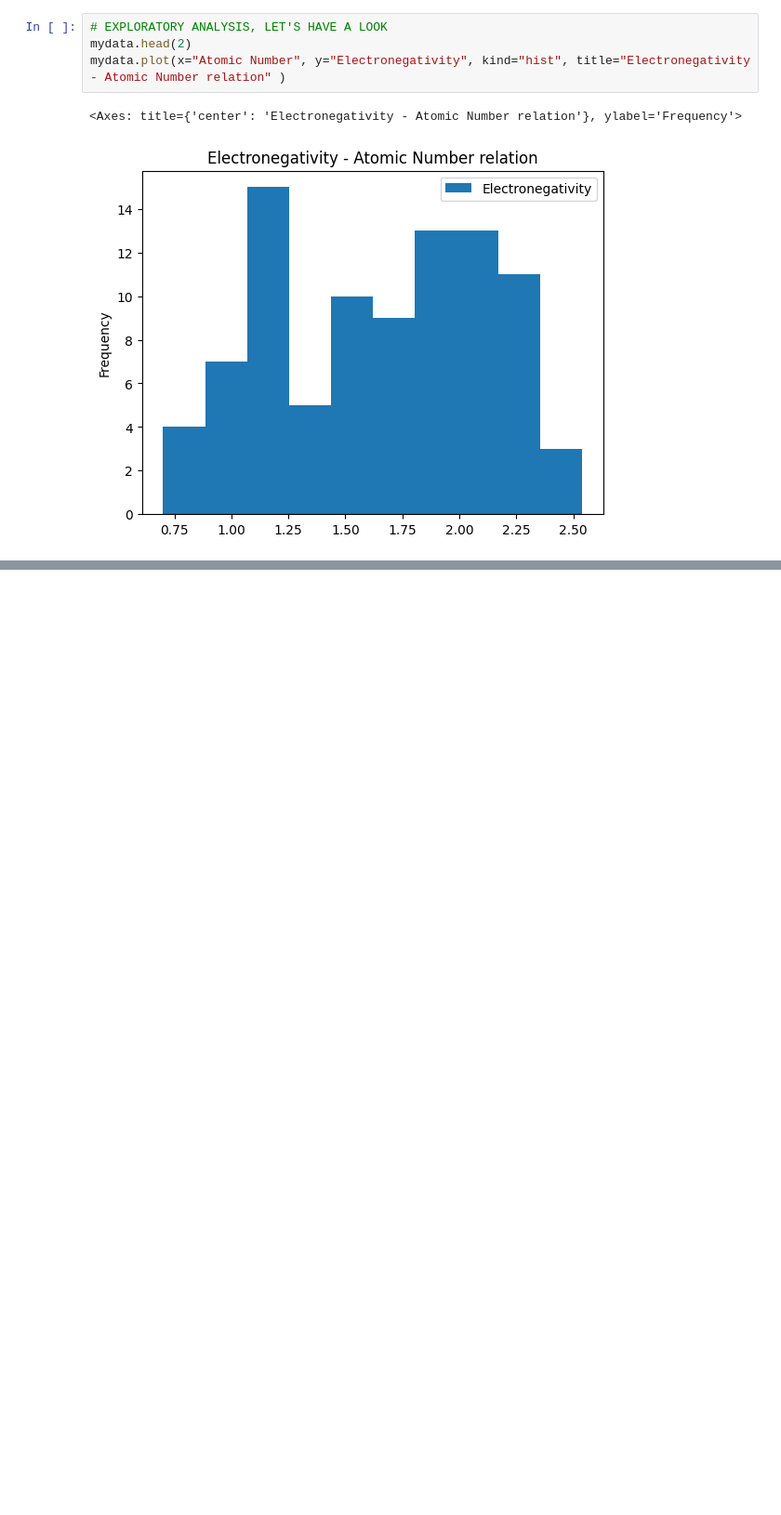
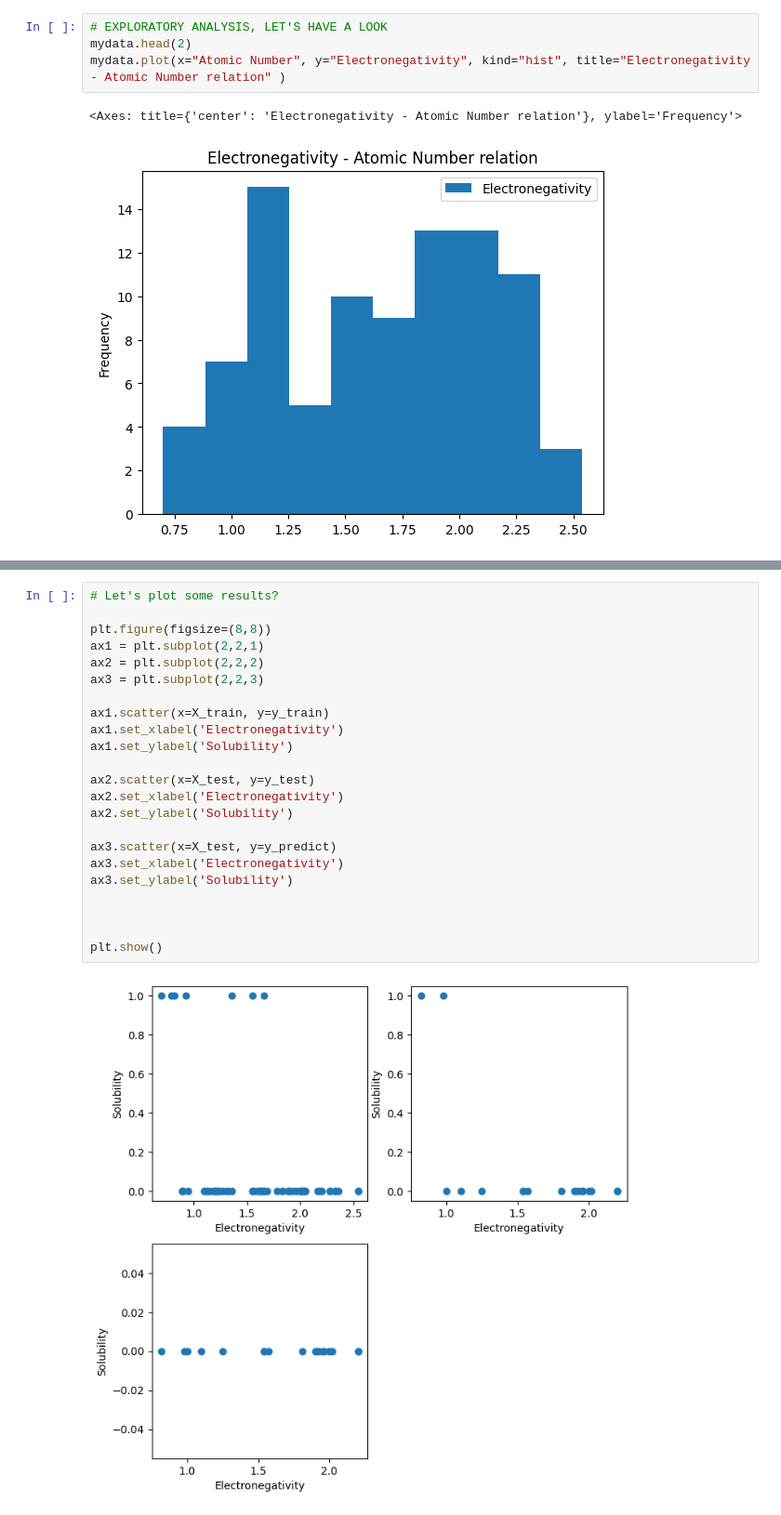
Before and after one commit to Marios9MF/MetalOxideSolubility, a Jupyter notebook: notebook_analysis.ipynb, the cells around one changed output, grey strips where cells are left out. Shown at 93% size. Saved outputs shown, nothing was run; the diff lists cells and outputs as text; blank space fills up the shorter version.

Commit message:
Plotting started

```diff
--- a/notebook_analysis.ipynb
+++ b/notebook_analysis.ipynb
@@ -99,0 +103,25 @@ weighted avg       0.69      0.83      0.76        18
+# %%
+# Let's plot some results?
+
+plt.figure(figsize=(8,8))
+ax1 = plt.subplot(2,2,1)
+ax2 = plt.subplot(2,2,2)
+ax3 = plt.subplot(2,2,3)
+
+ax1.scatter(x=X_train, y=y_train)
+ax1.set_xlabel('Electronegativity')
+ax1.set_ylabel('Solubility')
+
+ax2.scatter(x=X_test, y=y_test)
+ax2.set_xlabel('Electronegativity')
+ax2.set_ylabel('Solubility')
+
+ax3.scatter(x=X_test, y=y_predict)
+ax3.set_xlabel('Electronegativity')
+ax3.set_ylabel('Solubility')
+
+
+
+plt.show()
+# %% [output]
+[figure, added]
```
Also changed, not shown: parts of 3 cells of this notebook.
